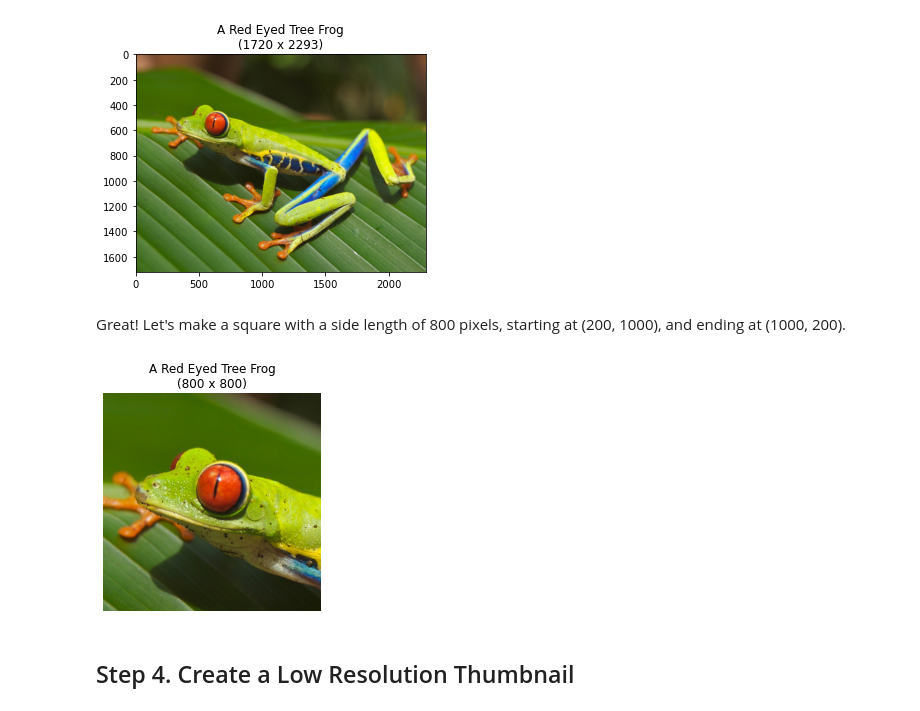
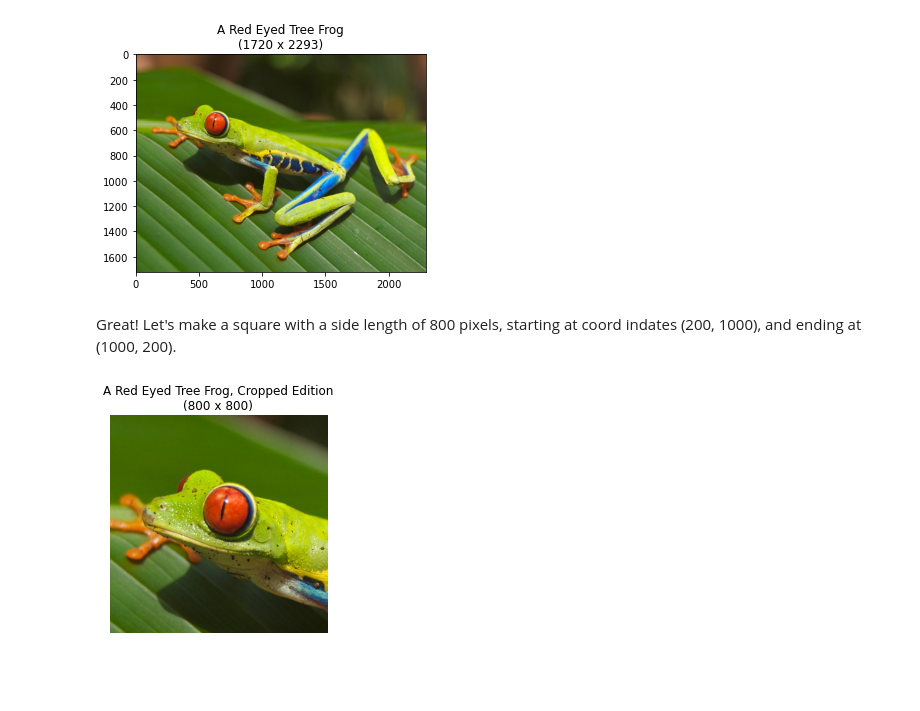
Before and after one commit to Godron629/effective-octo-couscous, a Jupyter notebook: planet_gram.ipynb, the cells around one changed output. Cells and saved outputs as stored; diff of their text form; code cells hidden in the pictures; blank space fills up the shorter version.

Commit message:
Finish color map and image mask steps

```diff
--- a/planet_gram.ipynb
+++ b/planet_gram.ipynb
@@ -25,9 +25,9 @@ Let's load that image into memory as a NumPy array using the PIL module.
 from PIL import Image
 import numpy as np
 
-image_file = Image.open('data/red_eyed_tree_frog.jpg')
+frog_image = Image.open('data/red_eyed_tree_frog.jpg')
 
-image_raster = np.array(image_file)  # 2D array of RGB tuples, indexed as [row][column]
+frog_raster = np.array(frog_image)
 # %% [markdown]
 ## Step 2. Display the Image
 
@@ -39,18 +39,24 @@ Let's also define a function `display_image` so that we don't have to repeat our
 # %%
+from typing import List
 from matplotlib import pyplot as plt
 
+
 """Display an image in a new pyplot plot"""
-def display_image(raster: np.ndarray, title: str, no_axis: bool = True):
+def display_image(raster: np.ndarray, caption: str, hide_axis: bool = True):
     plt.figure()
-    plt.title(title)
-    if no_axis:
+    plt.title(caption)
+    if hide_axis:
         plt.axis('off')
     plt.imshow(raster)
 
-height, width, _ = image_raster.shape
-caption = f'A Red Eyed Tree Frog\n({height} x {width})'
+"""Return a caption with the resolution of the image on the next line"""
+def make_caption(caption: str, shape: List) -> str:
+    return f'{caption}\n({shape[0]} x {shape[1]})'
 
-display_image(image_raster, caption)
+display_image(
+    frog_raster,
+    make_caption('A Red Eyed Tree Frog', frog_raster.shape)
+)
 # %% [output]
 [figure]
 # %% [markdown]
@@ -68,26 +78,24 @@ display_image(image_raster, caption, no_axis=False)
 # %% [output]
 [figure]
 # %% [markdown]
-Great! Let's make a square with a side length of 800 pixels, starting at (200, 1000), and ending at (1000, 200).
+Great! Let's make a square with a side length of 800 pixels, starting at coord indates (200, 1000), and ending at (1000, 200).
 # %%
-side_length = 800
+side_length = 800  # pixels
 
 left = 200
 right = left + side_length
 
 lower = 1000
 upper = lower - side_length
 
 box = [left, upper, right, lower]
 
-cropped_image_file = image_file.crop(box)
-cropped_image_raster = np.array(cropped_image_file)
+cropped_frog_file = frog_image.crop(box)
+cropped_frog_raster = np.array(cropped_frog_file)
 
-height, width, _ = cropped_image_raster.shape
-caption = f'A Red Eyed Tree Frog\n({height} x {width})'
-
-display_image(cropped_image_raster, caption)
+display_image(
+    cropped_frog_raster,
+    make_caption('A Red Eyed Tree Frog, Cropped Edition', cropped_frog_raster.shape),
+)
 # %% [output]
-[figure, old version]
+[figure, new version]
-# %% [markdown]
-## Step 4. Create a Low Resolution Thumbnail
```
Also changed, not shown: parts of 23 cells of this notebook.
